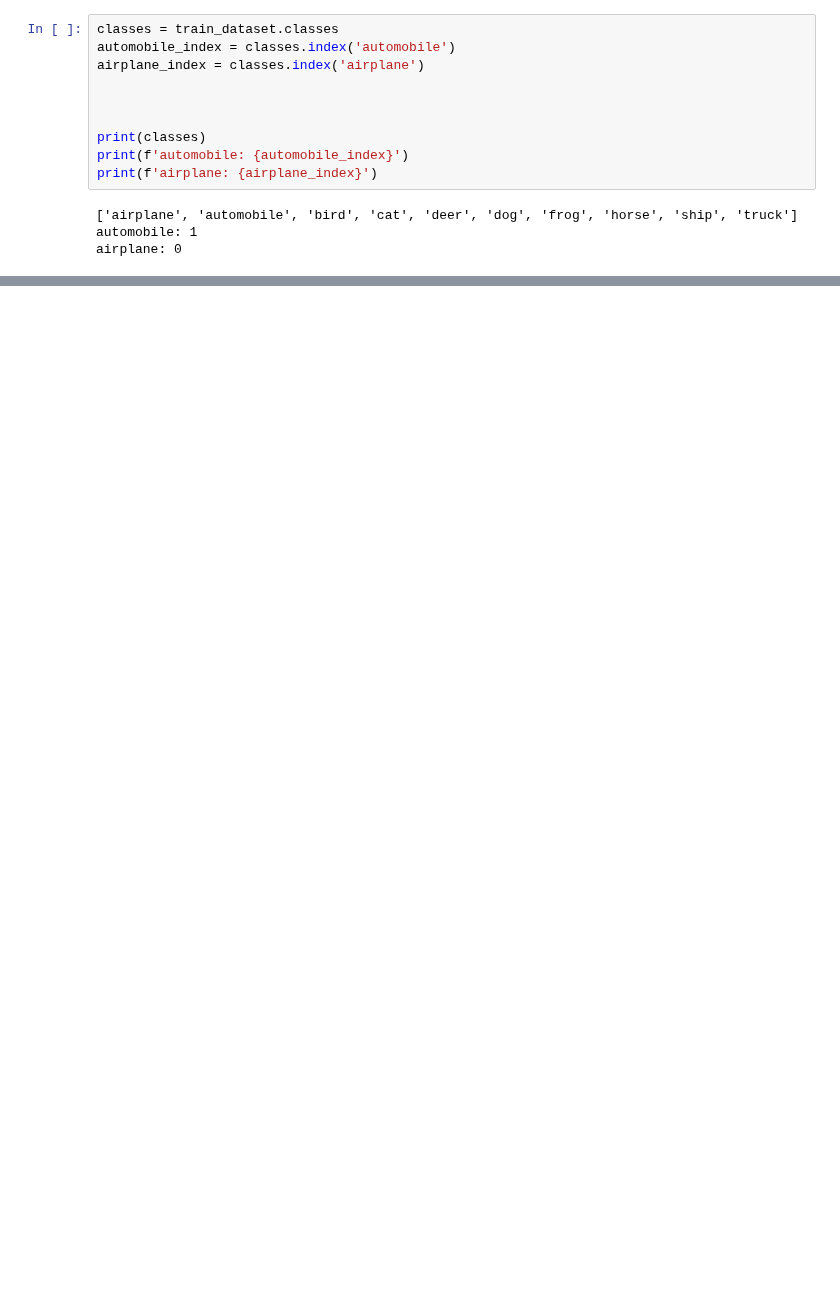
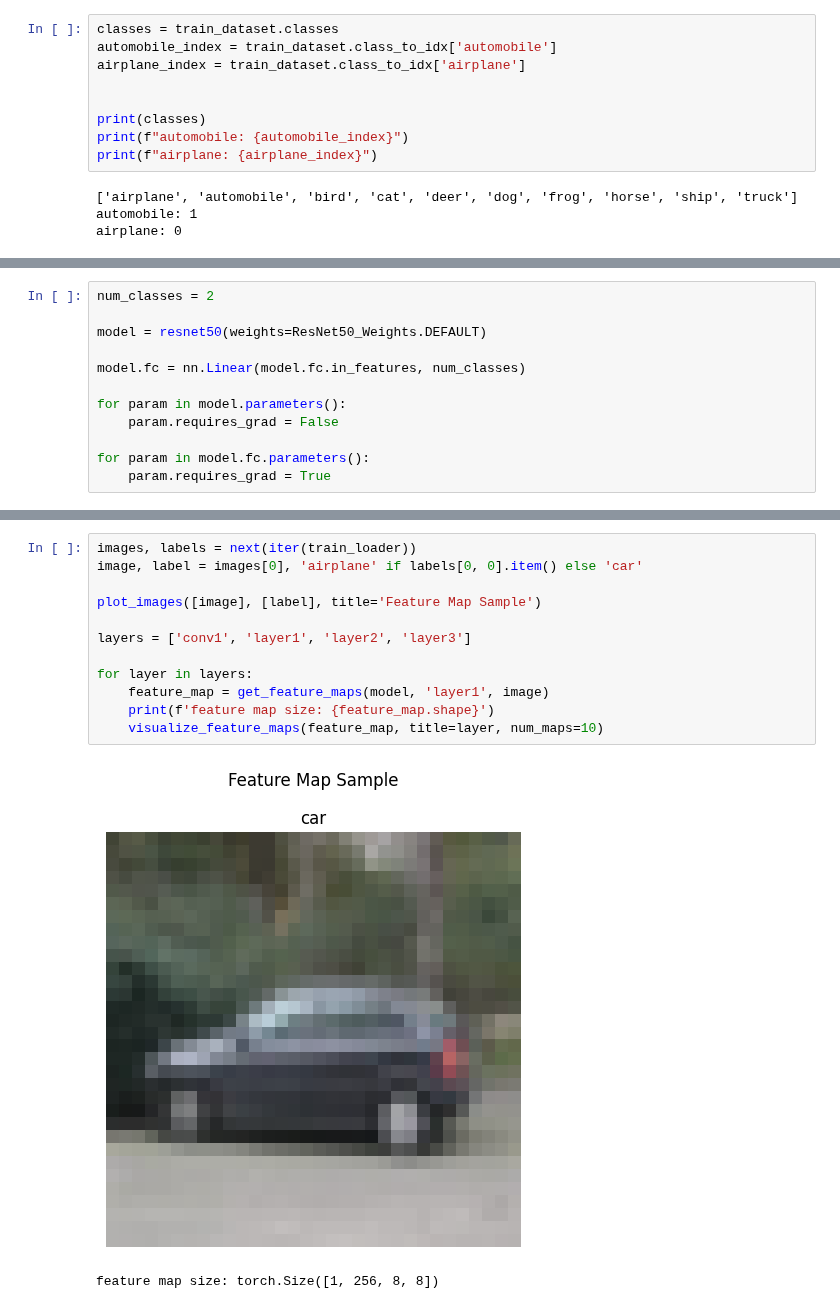
Before and after one commit to ParsaGhezelbash/Deep-Learning-Notebooks, a Jupyter notebook: CNN/P2.ipynb, the cells around one changed output, grey strips where cells are left out. Saved outputs shown, nothing was run; the diff lists cells and outputs as text; blank space fills up the shorter version.

Commit message:
P1 model modified, P2 par 1

```diff
--- a/CNN/P2.ipynb
+++ b/CNN/P2.ipynb
@@ -101,13 +89,12 @@ Files already downloaded and verified
 # %%
 classes = train_dataset.classes
-automobile_index = classes.index('automobile')
-airplane_index = classes.index('airplane')
-
+automobile_index = train_dataset.class_to_idx['automobile']
+airplane_index = train_dataset.class_to_idx['airplane']
 
 
 print(classes)
-print(f'automobile: {automobile_index}')
-print(f'airplane: {airplane_index}')
+print(f"automobile: {automobile_index}")
+print(f"airplane: {airplane_index}")
 # %% [output]
 ['airplane', 'automobile', 'bird', 'cat', 'deer', 'dog', 'frog', 'horse', 'ship', 'truck']
 automobile: 1
@@ -131,0 +129,12 @@ test_loader = DataLoader(test_subset, batch_size=64, shuffle=True)
+# %%
+num_classes = 2
+
+model = resnet50(weights=ResNet50_Weights.DEFAULT)
+
+model.fc = nn.Linear(model.fc.in_features, num_classes)
+
+for param in model.parameters():
+    param.requires_grad = False
+
+for param in model.fc.parameters():
+    param.requires_grad = True
@@ -131,0 +187,15 @@ test_loader = DataLoader(test_subset, batch_size=64, shuffle=True)
+# %%
+images, labels = next(iter(train_loader))
+image, label = images[0], 'airplane' if labels[0, 0].item() else 'car'
+
+plot_images([image], [label], title='Feature Map Sample')
+
+layers = ['conv1', 'layer1', 'layer2', 'layer3']
+
+for layer in layers:
+    feature_map = get_feature_maps(model, 'layer1', image)
+    print(f'feature map size: {feature_map.shape}')
+    visualize_feature_maps(feature_map, title=layer, num_maps=10)
+# %% [output]
+[figure, added]
+feature map size: torch.Size([1, 256, 8, 8])
```
Also changed, not shown: parts of 18 cells of this notebook, 2 other files.
